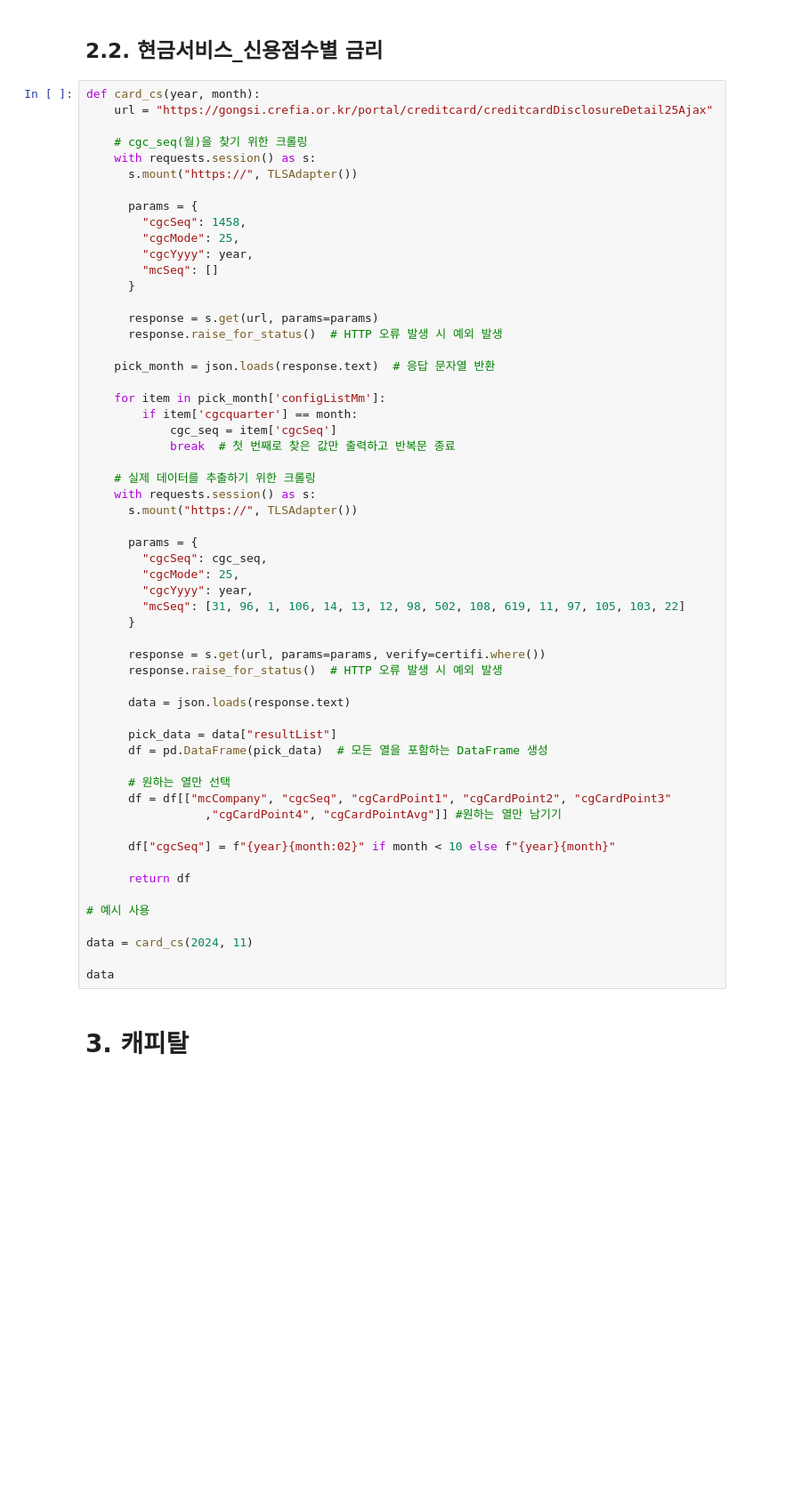
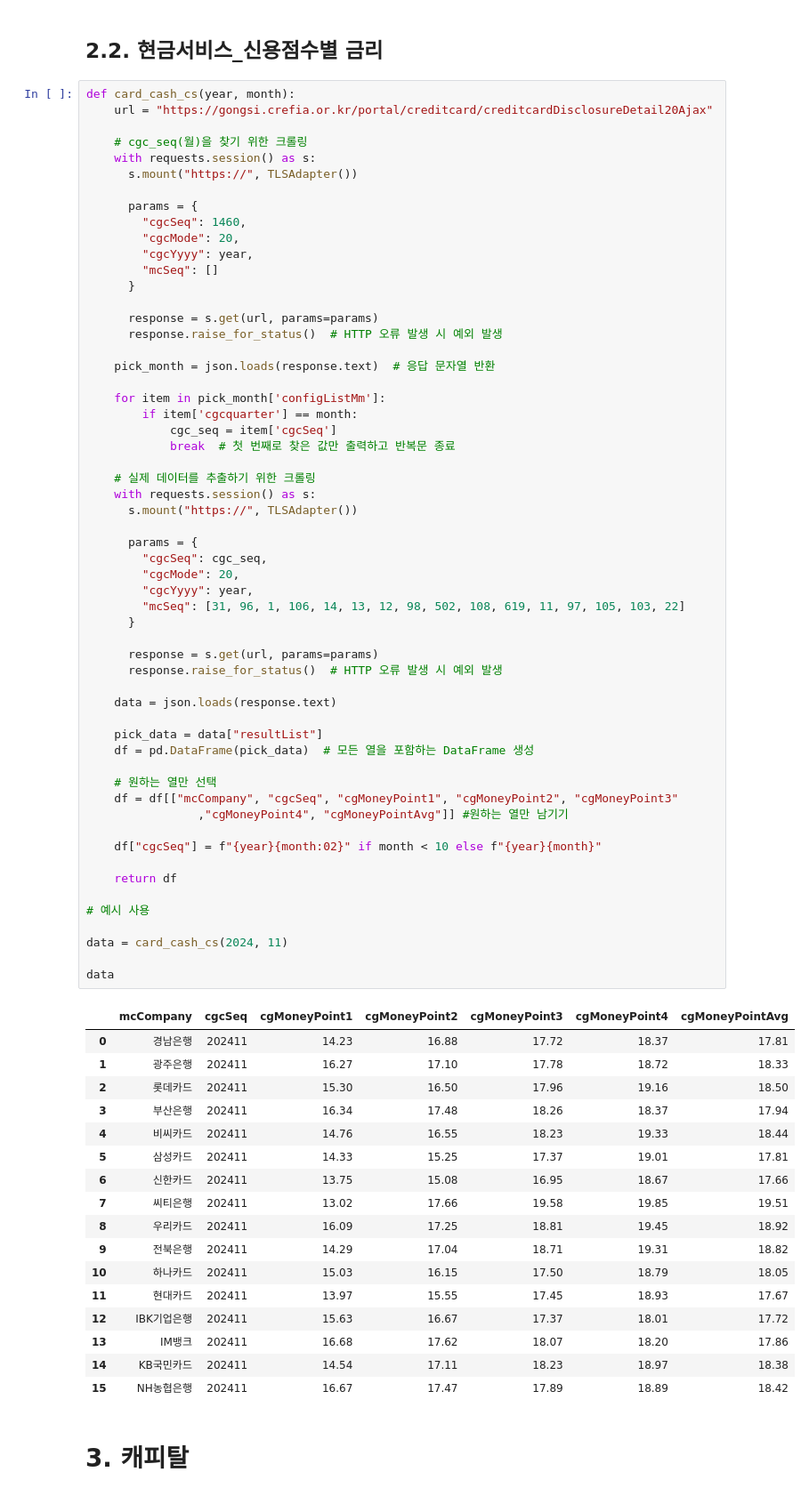
Before and after one commit to kty0307/Blog, a Jupyter notebook: GPTs.ipynb, the cells around one changed output. Shown: that part at 89% size. Drawn from its saved outputs; the diff is of its cells as text; blank space fills up the shorter version.

```diff
--- a/GPTs.ipynb
+++ b/GPTs.ipynb
@@ -263,16 +194,16 @@ data
 # %% [markdown]
 ## 2.2. 현금서비스_신용점수별 금리
 # %%
-def card_cs(year, month):
-    url = "https://gongsi.crefia.or.kr/portal/creditcard/creditcardDisclosureDetail25Ajax"
+def card_cash_cs(year, month):
+    url = "https://gongsi.crefia.or.kr/portal/creditcard/creditcardDisclosureDetail20Ajax"
 
     # cgc_seq(월)을 찾기 위한 크롤링
     with requests.session() as s:
       s.mount("https://", TLSAdapter())
 
       params = {
-        "cgcSeq": 1458,
-        "cgcMode": 25,
+        "cgcSeq": 1460,
+        "cgcMode": 20,
         "cgcYyyy": year,
         "mcSeq": []
       }
@@ -281,44 +212,62 @@ def card_cs(year, month):
       response.raise_for_status()  # HTTP 오류 발생 시 예외 발생
 
     pick_month = json.loads(response.text)  # 응답 문자열 반환
 
     for item in pick_month['configListMm']:
         if item['cgcquarter'] == month:
             cgc_seq = item['cgcSeq']
             break  # 첫 번째로 찾은 값만 출력하고 반복문 종료
 
     # 실제 데이터를 추출하기 위한 크롤링
     with requests.session() as s:
       s.mount("https://", TLSAdapter())
 
       params = {
         "cgcSeq": cgc_seq,
-        "cgcMode": 25,
+        "cgcMode": 20,
         "cgcYyyy": year,
         "mcSeq": [31, 96, 1, 106, 14, 13, 12, 98, 502, 108, 619, 11, 97, 105, 103, 22]
       }
 
-      response = s.get(url, params=params, verify=certifi.where())
+      response = s.get(url, params=params)
       response.raise_for_status()  # HTTP 오류 발생 시 예외 발생
 
-      data = json.loads(response.text)
+    data = json.loads(response.text)
 
-      pick_data = data["resultList"]
-      df = pd.DataFrame(pick_data)  # 모든 열을 포함하는 DataFrame 생성
+    pick_data = data["resultList"]
+    df = pd.DataFrame(pick_data)  # 모든 열을 포함하는 DataFrame 생성
 
-      # 원하는 열만 선택
-      df = df[["mcCompany", "cgcSeq", "cgCardPoint1", "cgCardPoint2", "cgCardPoint3"
-                 ,"cgCardPoint4", "cgCardPointAvg"]] #원하는 열만 남기기
+    # 원하는 열만 선택
+    df = df[["mcCompany", "cgcSeq", "cgMoneyPoint1", "cgMoneyPoint2", "cgMoneyPoint3"
+                ,"cgMoneyPoint4", "cgMoneyPointAvg"]] #원하는 열만 남기기
 
-      df["cgcSeq"] = f"{year}{month:02}" if month < 10 else f"{year}{month}"
+    df["cgcSeq"] = f"{year}{month:02}" if month < 10 else f"{year}{month}"
 
-      return df
+    return df
 
 # 예시 사용
 
-data = card_cs(2024, 11)
+data = card_cash_cs(2024, 11)
 
 data
+# %% [output]
+|  | mcCompany | cgcSeq | cgMoneyPoint1 | cgMoneyPoint2 | cgMoneyPoint3 | cgMoneyPoint4 | cgMoneyPointAvg |
+| 0 | 경남은행 | 202411 | 14.23 | 16.88 | 17.72 | 18.37 | 17.81 |
+| 1 | 광주은행 | 202411 | 16.27 | 17.10 | 17.78 | 18.72 | 18.33 |
+| 2 | 롯데카드 | 202411 | 15.30 | 16.50 | 17.96 | 19.16 | 18.50 |
+| 3 | 부산은행 | 202411 | 16.34 | 17.48 | 18.26 | 18.37 | 17.94 |
+| 4 | 비씨카드 | 202411 | 14.76 | 16.55 | 18.23 | 19.33 | 18.44 |
+| 5 | 삼성카드 | 202411 | 14.33 | 15.25 | 17.37 | 19.01 | 17.81 |
+| 6 | 신한카드 | 202411 | 13.75 | 15.08 | 16.95 | 18.67 | 17.66 |
+| 7 | 씨티은행 | 202411 | 13.02 | 17.66 | 19.58 | 19.85 | 19.51 |
+| 8 | 우리카드 | 202411 | 16.09 | 17.25 | 18.81 | 19.45 | 18.92 |
+| 9 | 전북은행 | 202411 | 14.29 | 17.04 | 18.71 | 19.31 | 18.82 |
+| 10 | 하나카드 | 202411 | 15.03 | 16.15 | 17.50 | 18.79 | 18.05 |
+| 11 | 현대카드 | 202411 | 13.97 | 15.55 | 17.45 | 18.93 | 17.67 |
+| 12 | IBK기업은행 | 202411 | 15.63 | 16.67 | 17.37 | 18.01 | 17.72 |
+| 13 | IM뱅크 | 202411 | 16.68 | 17.62 | 18.07 | 18.20 | 17.86 |
+| 14 | KB국민카드 | 202411 | 14.54 | 17.11 | 18.23 | 18.97 | 18.38 |
+| 15 | NH농협은행 | 202411 | 16.67 | 17.47 | 17.89 | 18.89 | 18.42 |
 # %% [markdown]
 # 3. 캐피탈
 # %% [markdown]
```
Also changed, not shown: parts of 6 cells of this notebook.
